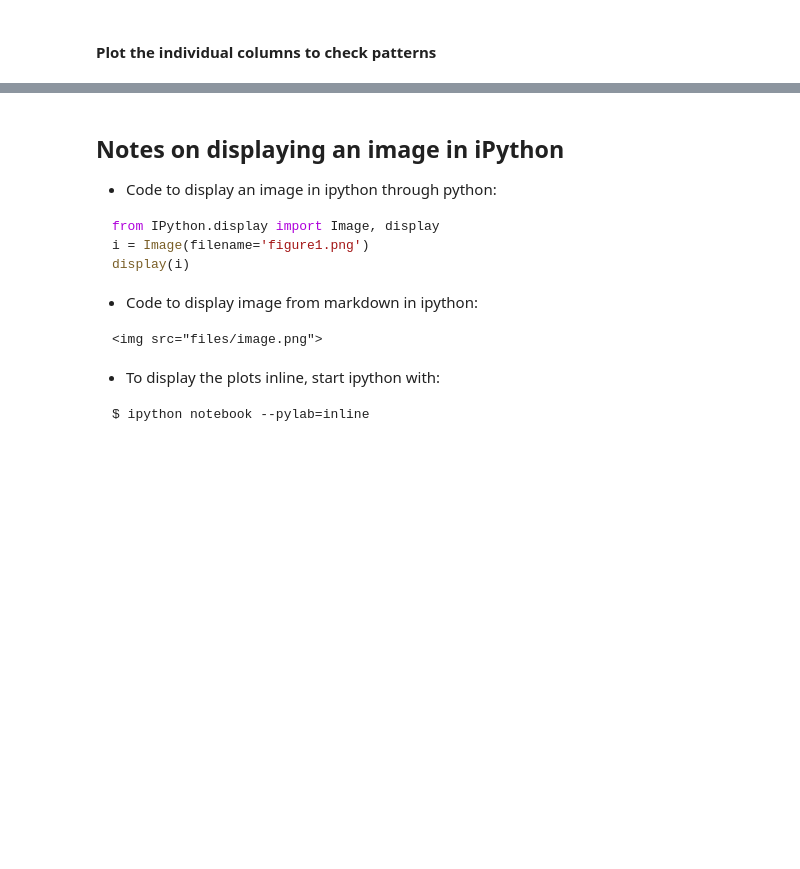
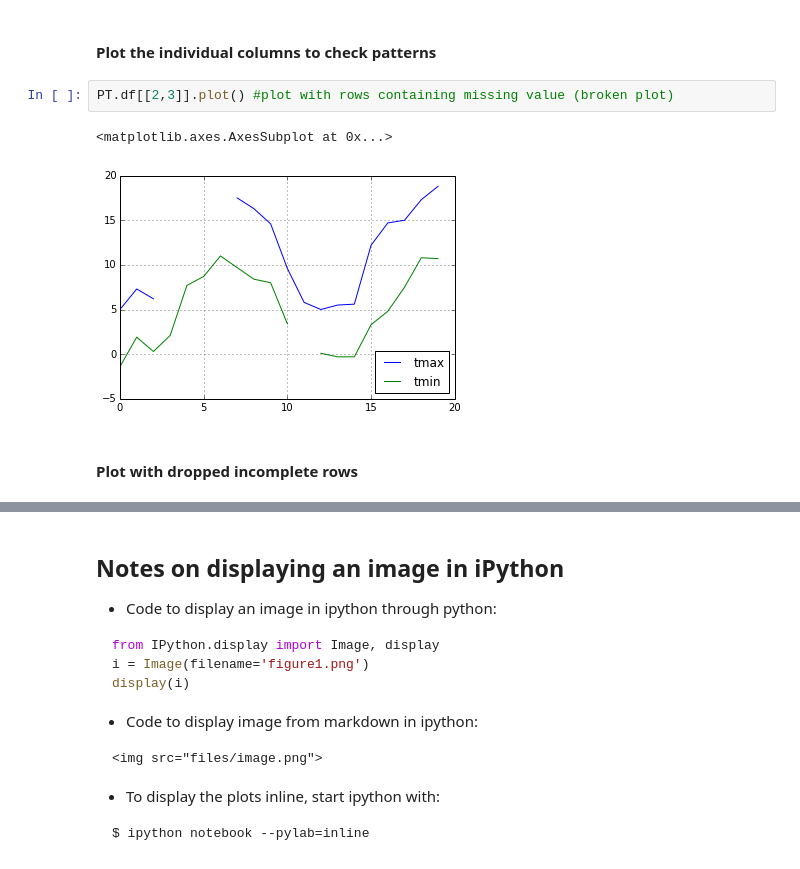
Before and after one commit to Devang-25/codeRiddles, a Jupyter notebook: hacker_rank/expansion-challenge/temperature_prediction_sample.ipynb, the cells around one changed output, grey strips where cells are left out. Saved outputs shown, nothing was run; the diff lists cells and outputs as text; blank space fills up the shorter version.

Commit message:
add mean of rows; add more visualization

```diff
--- a/hacker_rank/expansion-challenge/temperature_prediction_sample.ipynb
+++ b/hacker_rank/expansion-challenge/temperature_prediction_sample.ipynb
@@ -187,3 +235,10 @@ dtype: float64
 # %% [markdown]
 #### Plot the individual columns to check patterns
+# %%
+PT.df[[2,3]].plot() #plot with rows containing missing value (broken plot)
+# %% [output]
+<matplotlib.axes.AxesSubplot at 0x...>
+[figure, added]
+# %% [markdown]
+#### Plot with dropped incomplete rows
 # %%
```
Also changed, not shown: parts of 17 cells of this notebook.
